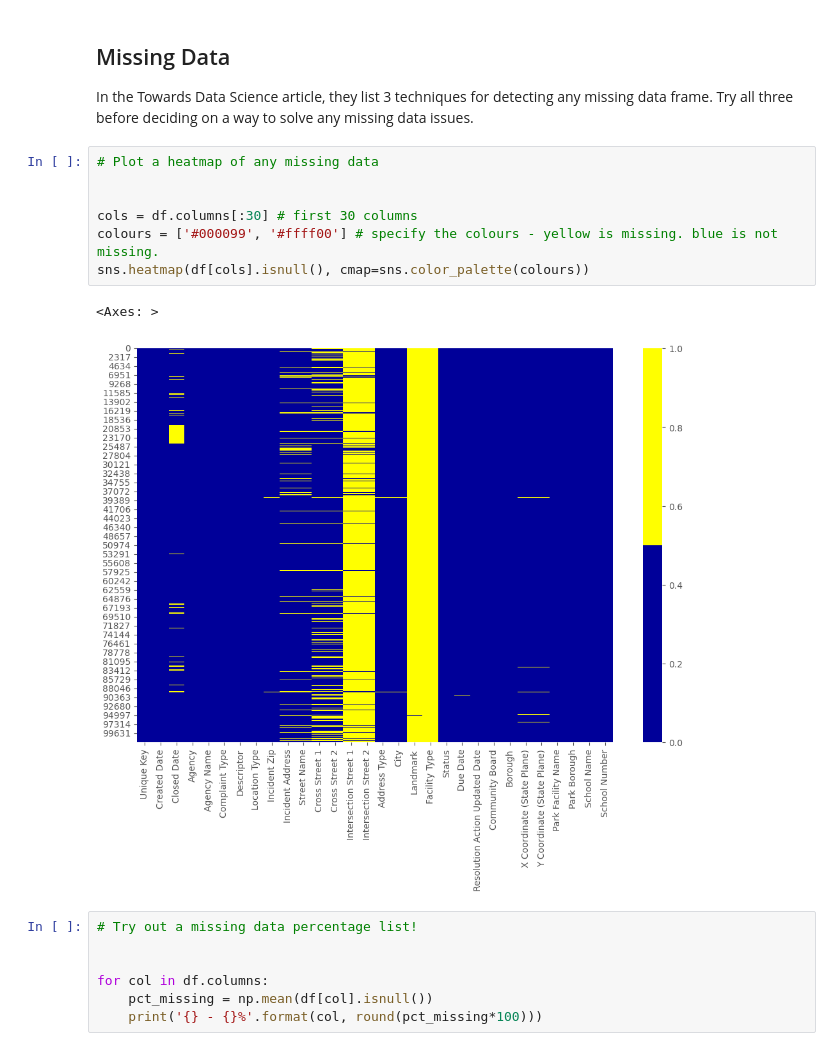
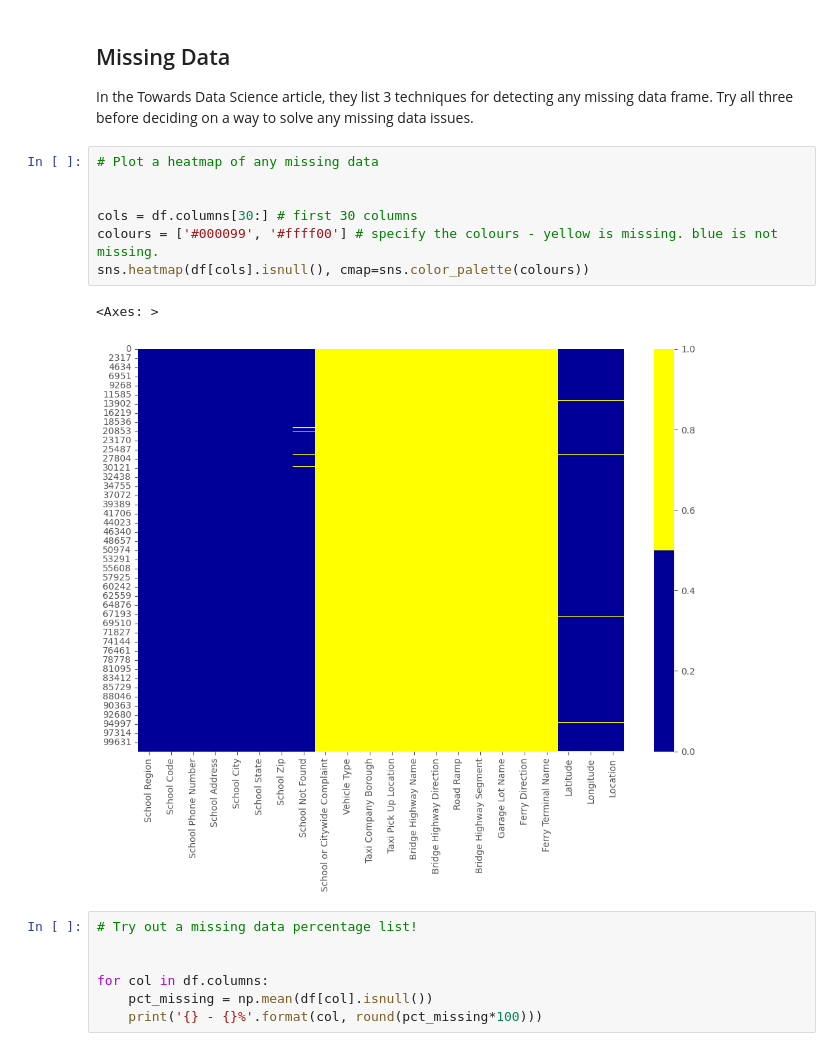
Before and after one commit to e3la/cleaning-data, a Jupyter notebook: Cleaning Data Exercises.ipynb, the cells around one changed output. Saved outputs shown, nothing was run; the diff lists cells and outputs as text.

```diff
--- a/Cleaning Data Exercises.ipynb
+++ b/Cleaning Data Exercises.ipynb
@@ -57,13 +57,13 @@ In the Towards Data Science article, they list 3 techniques for detecting any mi
 # %%
 # Plot a heatmap of any missing data
 
 
-cols = df.columns[:30] # first 30 columns
+cols = df.columns[30:] # first 30 columns
 colours = ['#000099', '#ffff00'] # specify the colours - yellow is missing. blue is not missing.
 sns.heatmap(df[cols].isnull(), cmap=sns.color_palette(colours))
 # %% [output]
 <Axes: >
-[figure, old version]
+[figure, new version]
 # %%
 # Try out a missing data percentage list!
 
```
Also changed, not shown: parts of 13 cells of this notebook.
